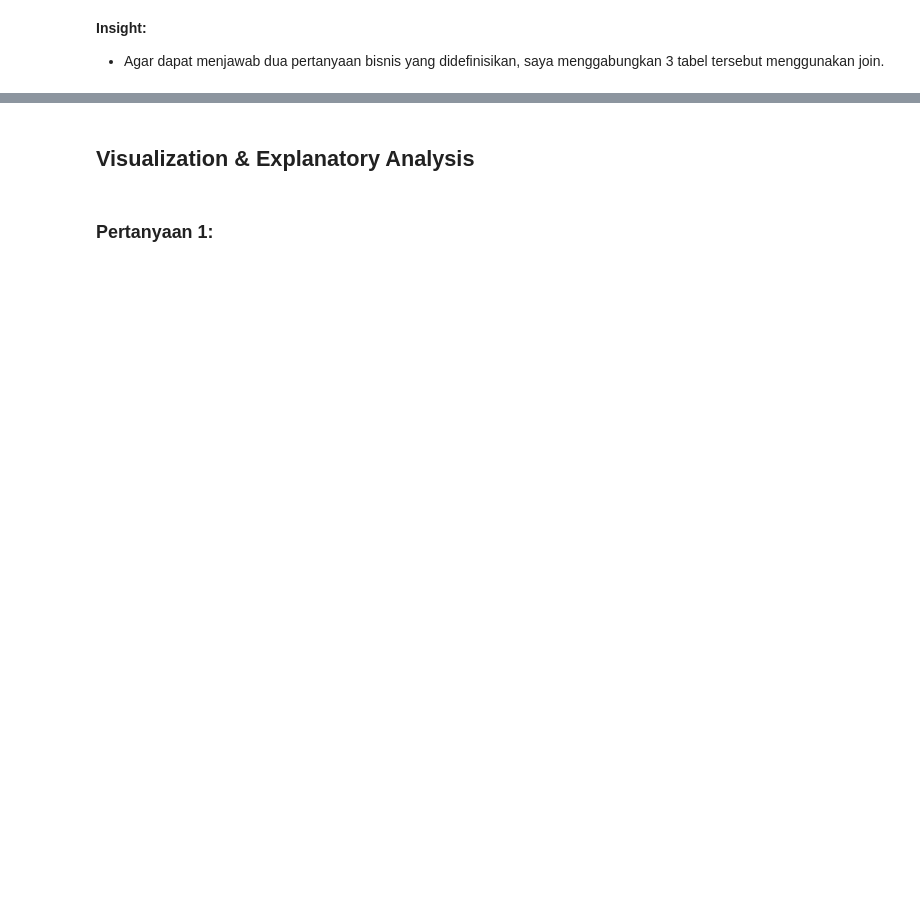
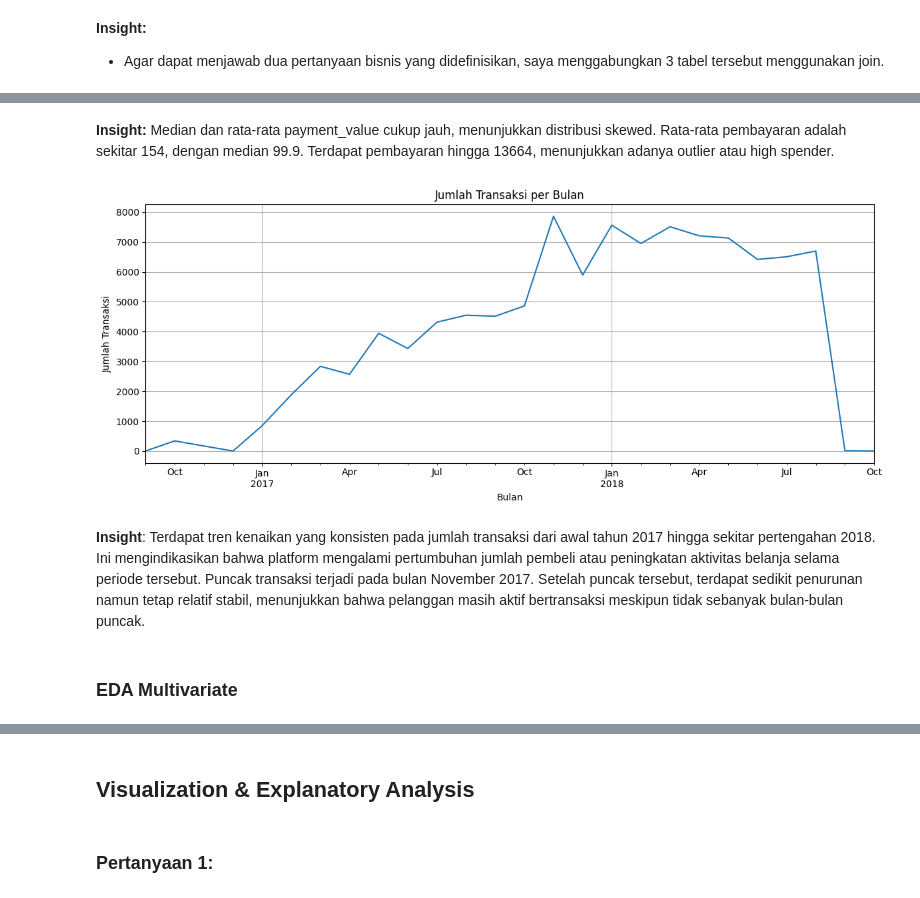
Before and after one commit to jeriko025/Proyek-Analisis-Data, a Jupyter notebook: notebook.ipynb, the cells around one changed output, grey strips where cells are left out. Drawn from its saved outputs; the diff is of its cells as text; code cells hidden in the pictures; blank space fills up the shorter version.

```diff
--- a/notebook.ipynb
+++ b/notebook.ipynb
@@ -258,0 +319,21 @@ memory usage: 12.3+ MB
+# %% [markdown]
+**Insight:**
+Median dan rata-rata payment_value cukup jauh, menunjukkan distribusi skewed. Rata-rata pembayaran adalah sekitar 154, dengan median 99.9. Terdapat pembayaran hingga 13664, menunjukkan adanya outlier atau high spender.
+# %%
+merged_df['order_purchase_timestamp'] = pd.to_datetime(merged_df['order_purchase_timestamp'])
+merged_df['order_purchase_month'] = merged_df['order_purchase_timestamp'].dt.to_period('M')
+
+monthly_orders = merged_df.groupby('order_purchase_month').size()
+monthly_orders.plot(kind='line', figsize=(12,5), title='Jumlah Transaksi per Bulan')
+plt.xlabel('Bulan')
+plt.ylabel('Jumlah Transaksi')
+plt.grid()
+plt.tight_layout()
+plt.show()
+# %% [output]
+[figure, added]
+# %% [markdown]
+**Insight**:
+Terdapat tren kenaikan yang konsisten pada jumlah transaksi dari awal tahun 2017 hingga sekitar pertengahan 2018. Ini mengindikasikan bahwa platform mengalami pertumbuhan jumlah pembeli atau peningkatan aktivitas belanja selama periode tersebut. Puncak transaksi terjadi pada bulan November 2017. Setelah puncak tersebut, terdapat sedikit penurunan namun tetap relatif stabil, menunjukkan bahwa pelanggan masih aktif bertransaksi meskipun tidak sebanyak bulan-bulan puncak.
+# %% [markdown]
+### EDA Multivariate
```
Also changed, not shown: parts of 21 cells of this notebook, 3 other files.
